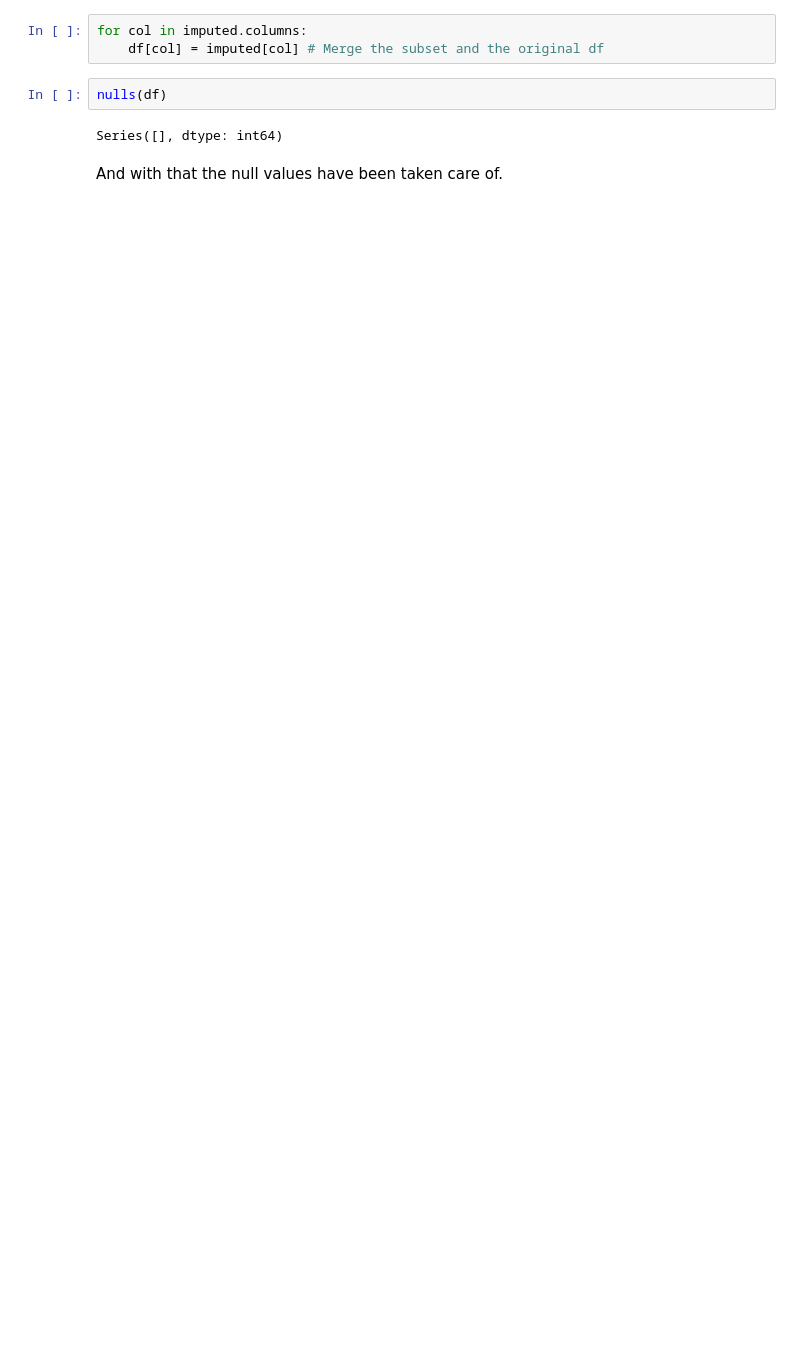
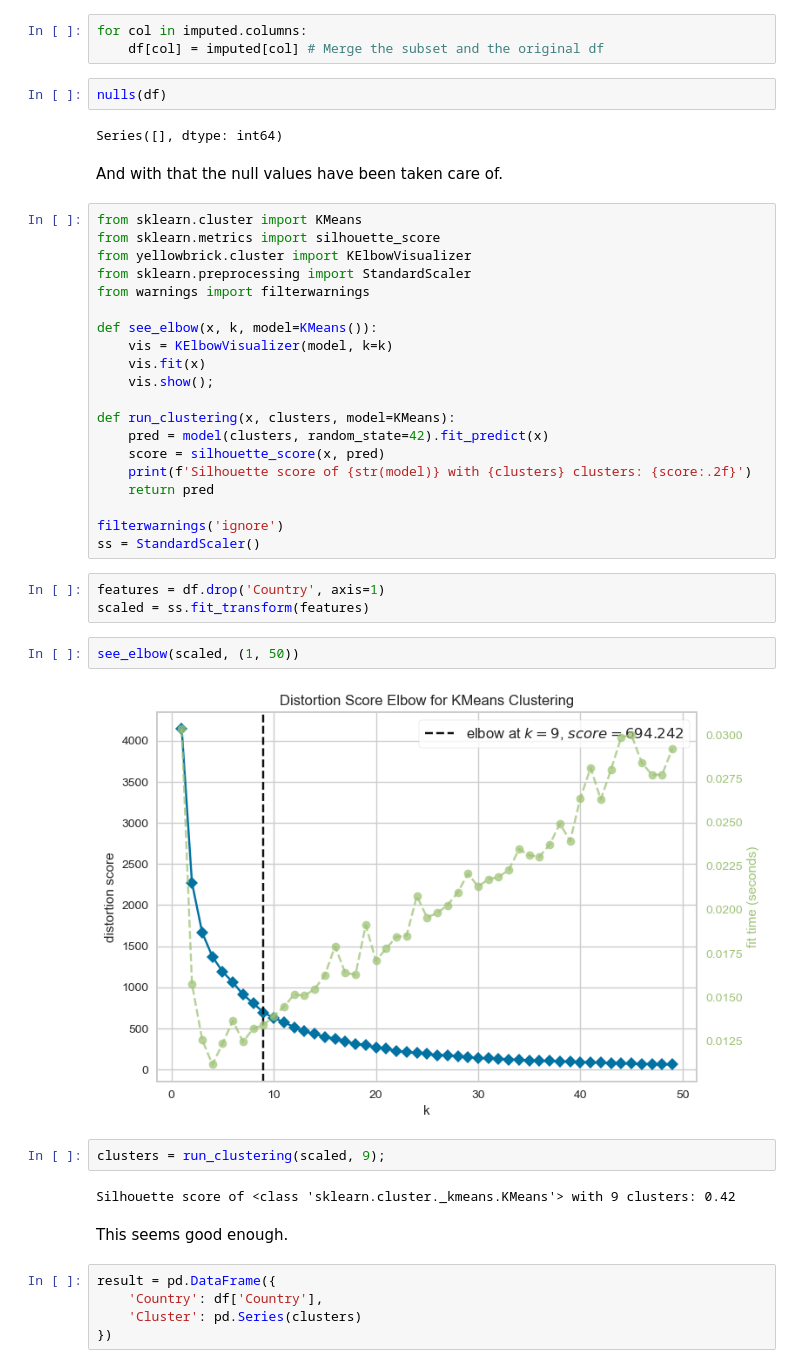
Before and after one commit to efeckgz/AI-Bootcamp, a Jupyter notebook: assignments/military/Military.ipynb, the cells around one changed output. Drawn from its saved outputs; the diff is of its cells as text; blank space fills up the shorter version.

```diff
--- a/assignments/military/Military.ipynb
+++ b/assignments/military/Military.ipynb
@@ -258,3 +258,41 @@ nulls(df)
 Series([], dtype: int64)
 # %% [markdown]
 And with that the null values have been taken care of.
+# %%
+from sklearn.cluster import KMeans
+from sklearn.metrics import silhouette_score
+from yellowbrick.cluster import KElbowVisualizer
+from sklearn.preprocessing import StandardScaler
+from warnings import filterwarnings
+
+def see_elbow(x, k, model=KMeans()):
+    vis = KElbowVisualizer(model, k=k)
+    vis.fit(x)
+    vis.show();
+
+def run_clustering(x, clusters, model=KMeans):
+    pred = model(clusters, random_state=42).fit_predict(x)
+    score = silhouette_score(x, pred)
+    print(f'Silhouette score of {str(model)} with {clusters} clusters: {score:.2f}')
+    return pred
+
+filterwarnings('ignore')
+ss = StandardScaler()
+# %%
+features = df.drop('Country', axis=1)
+scaled = ss.fit_transform(features)
+# %%
+see_elbow(scaled, (1, 50))
+# %% [output]
+[figure, added]
+# %%
+clusters = run_clustering(scaled, 9);
+# %% [output]
+Silhouette score of <class 'sklearn.cluster._kmeans.KMeans'> with 9 clusters: 0.42
+# %% [markdown]
+This seems good enough.
+# %%
+result = pd.DataFrame({
+    'Country': df['Country'],
+    'Cluster': pd.Series(clusters)
+})
```
Also changed, not shown: parts of 7 cells of this notebook.
